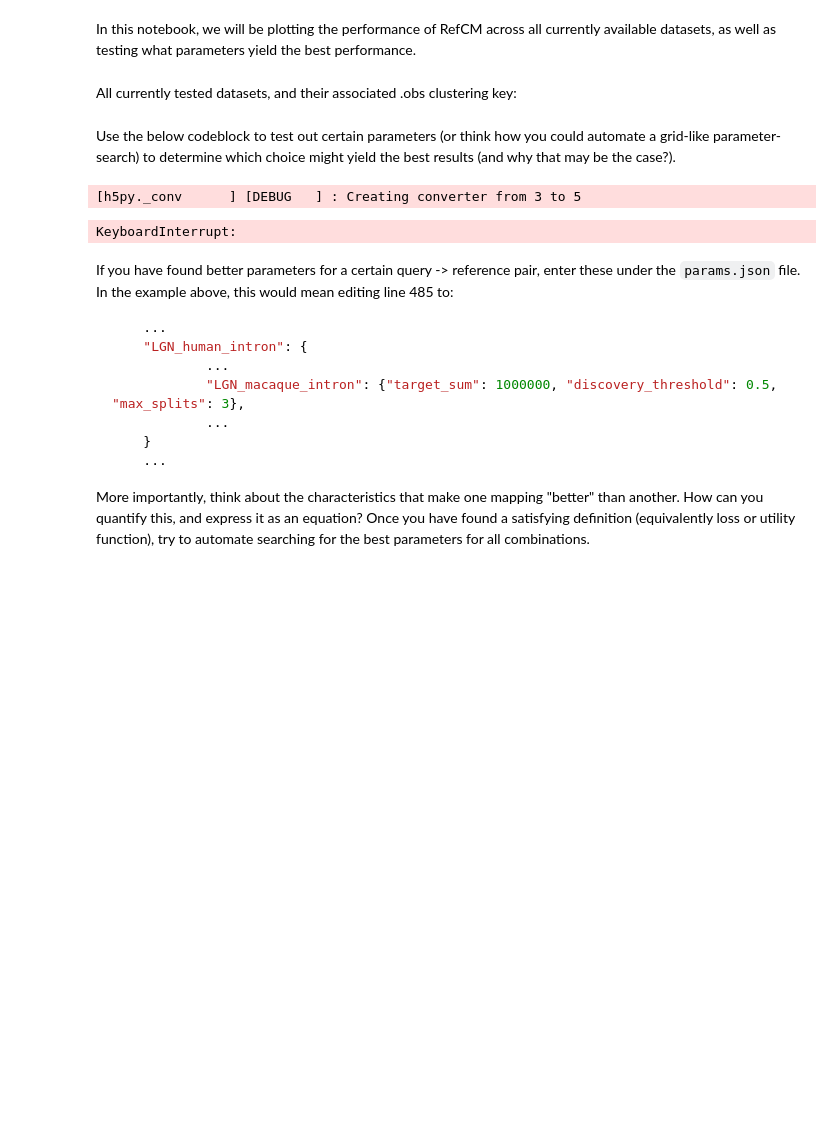
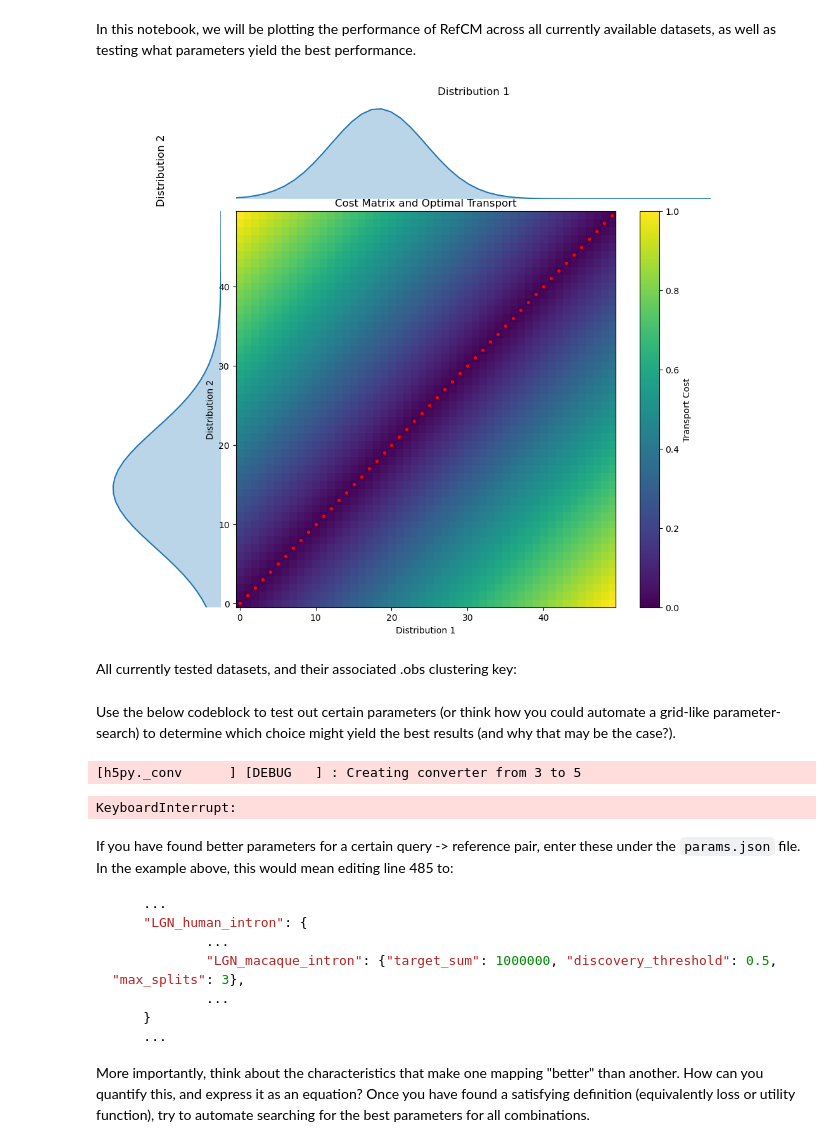
Before and after one commit to vgalanti/RefCM, a Jupyter notebook: experiments/param_search.ipynb, the cells around one changed output. Cells and saved outputs as stored; diff of their text form; code cells hidden in the pictures; blank space fills up the shorter version.

```diff
--- a/experiments/param_search.ipynb
+++ b/experiments/param_search.ipynb
@@ -16,6 +16,80 @@ config.start_logging(logging.DEBUG)
 # %%
 %load_ext autoreload
 %autoreload 2
+# %%
+import numpy as np
+import matplotlib.pyplot as plt
+from scipy.stats import norm
+from scipy.optimize import linear_sum_assignment
+
+# Set random seed for reproducibility
+np.random.seed(42)
+
+# Generate sample points
+n_points = 50
+x = np.linspace(0, 1, n_points)
+
+# Create two different probability distributions
+dist1 = norm.pdf(x, loc=0.3, scale=0.1)
+dist2 = norm.pdf(x, loc=0.7, scale=0.15)
+
+# Normalize the distributions
+dist1 /= dist1.sum()
+dist2 /= dist2.sum()
+
+# Compute cost matrix
+cost_matrix = np.abs(x[:, np.newaxis] - x[np.newaxis, :])
+
+# Solve the optimal transport problem
+row_ind, col_ind = linear_sum_assignment(cost_matrix)
+
+# Create the main figure
+fig = plt.figure(figsize=(12, 10))
+
+# Define grid for subplots
+gs = fig.add_gridspec(2, 2, width_ratios=[1, 4], height_ratios=[1, 4],
+                      left=0.1, right=0.9, bottom=0.1, top=0.9,
+                      wspace=0.05, hspace=0.05)
+
+# Create subplots
+ax_top = fig.add_subplot(gs[0, 1])
+ax_left = fig.add_subplot(gs[1, 0])
+ax_main = fig.add_subplot(gs[1, 1])
+
+# Plot distribution 1 on top
+ax_top.plot(x, dist1)
+ax_top.fill_between(x, dist1, alpha=0.3)
+ax_top.set_title('Distribution 1')
+ax_top.set_xlim(0, 1)
+ax_top.set_ylim(0, max(dist1) * 1.1)
+ax_top.axis('off')
+
+# Plot distribution 2 on left (rotated 180 degrees)
+ax_left.plot(dist2[::-1], x)
+ax_left.fill_betweenx(x, dist2[::-1], alpha=0.3)
+ax_left.set_title('Distribution 2', rotation=90, va='bottom')
+ax_left.set_ylim(0, 1)
+ax_left.set_xlim(max(dist2) * 1.1, 0)  # Reverse x-axis
+ax_left.axis('off')
+
+# Plot heatmap of cost matrix
+im = ax_main.imshow(cost_matrix, cmap='viridis', aspect='auto', origin='lower')
+ax_main.set_title('Cost Matrix and Optimal Transport')
+ax_main.set_xlabel('Distribution 1')
+ax_main.set_ylabel('Distribution 2')
+
+# Add colorbar
+cbar = fig.colorbar(im, ax=ax_main)
+cbar.set_label('Transport Cost')
+
+# Plot optimal transport connections
+for i, j in zip(row_ind, col_ind):
+    ax_main.plot([j, j], [i, i], 'r.', markersize=5)
+
+plt.tight_layout()
+plt.show()
+# %% [output]
+[figure, added]
 # %% [markdown]
 All currently tested datasets, and their associated .obs clustering key:
 # %%
```
Also changed, not shown: 3 other files.
